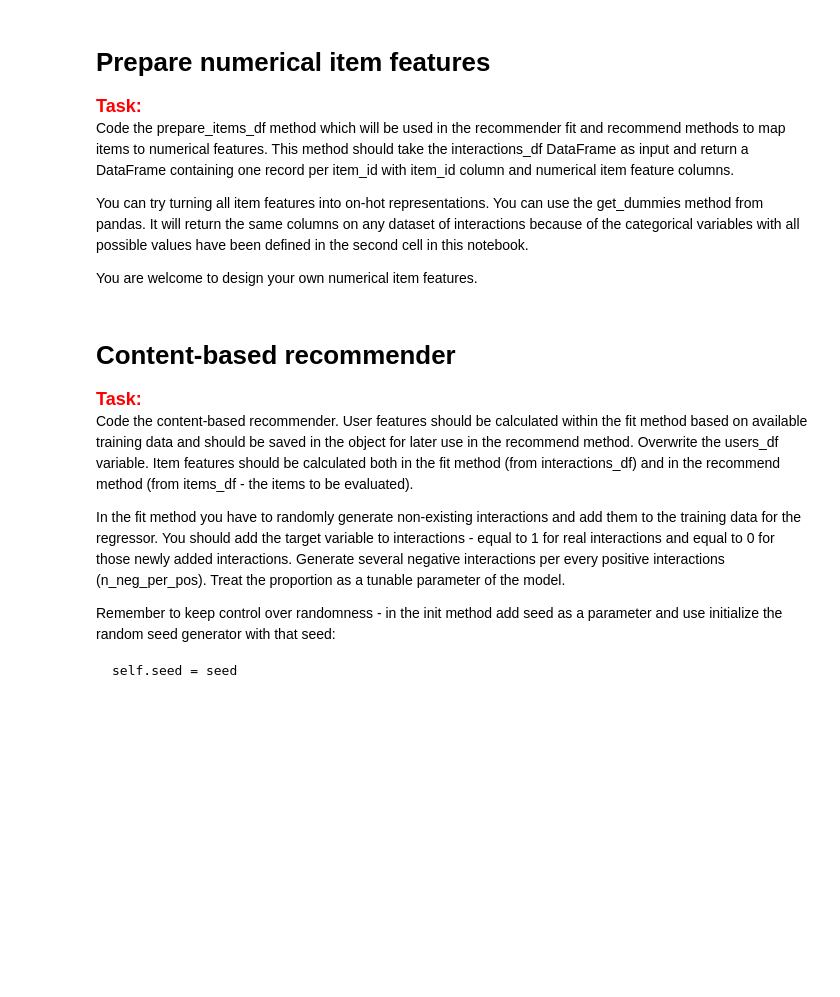
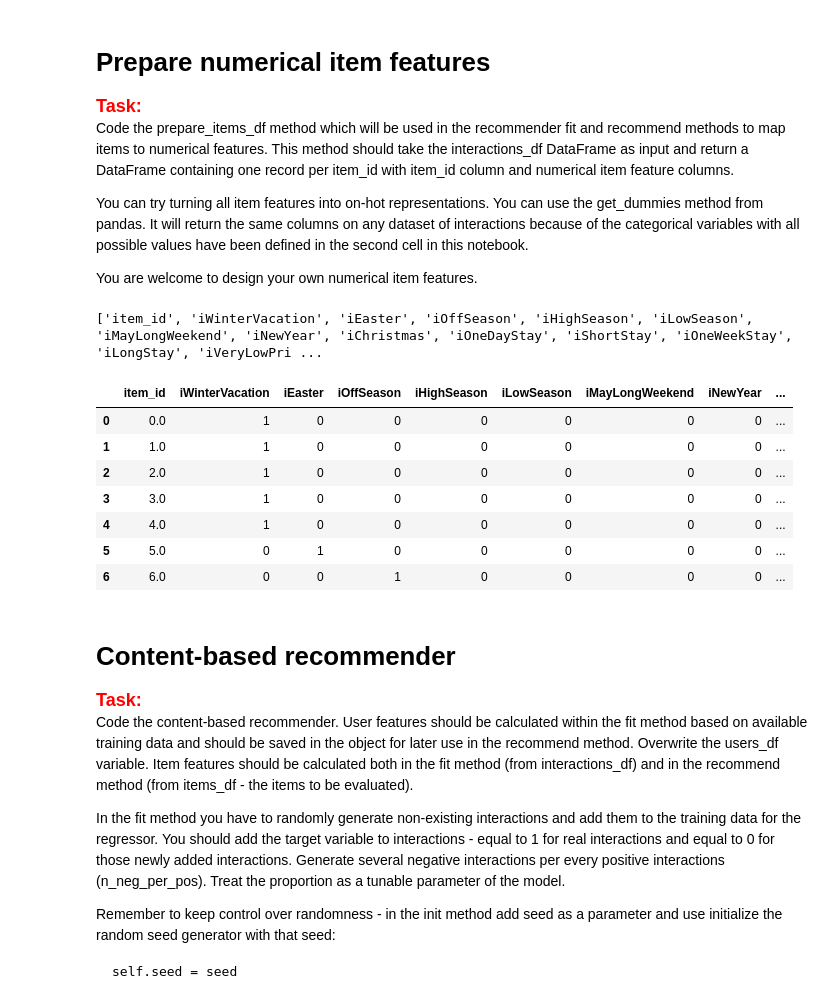
Before and after one commit to PiotrPopowski/recommender-systems-class, a Jupyter notebook: project_1_recommender_and_evaluation.ipynb, the cells around one changed output. Saved outputs shown, nothing was run; the diff lists cells and outputs as text; code cells hidden in the pictures; blank space fills up the shorter version.

```diff
--- a/project_1_recommender_and_evaluation.ipynb
+++ b/project_1_recommender_and_evaluation.ipynb
@@ -275,49 +275,61 @@ def number_onehot_encoding(term, value):
         return 0
 
 def item_mean_to_onehot(item_vector, mean_vector):
-    onehot_vector = [item_vector[1]]
-    for i in range(2,len(item_vector)):
+    onehot_vector = [item_vector[0]]
+    for i in range(1,len(item_vector)):
         if (item_vector[i] >= mean_vector[i]):
             onehot_vector.append(1)
         else:
              onehot_vector.append(0)
     return onehot_vector
 
 def prepare_items_df(interactions_df):
     # Write your code here
-    items_df = interactions_df
+    items_df = interactions_df.copy()
+    items_df.loc[:, "item_id"] = interactions_df["item_id"]
     for t in column_values_dict['term']:
-        items_df.loc[:, t] = interactions_df['term'].apply(lambda x: term_onehot_encoding(t, x))
+        items_df.loc[:, "i" + t] = interactions_df['term'].apply(lambda x: term_onehot_encoding(t, x))
     for t in column_values_dict['length_of_stay_bucket']:
-        items_df.loc[:, t] = interactions_df['length_of_stay_bucket'].apply(lambda x: number_onehot_encoding(t, x))
+        items_df.loc[:, "i" + t] = interactions_df['length_of_stay_bucket'].apply(lambda x: number_onehot_encoding(t, x))
     for t in column_values_dict['room_segment']:
-        items_df.loc[:, t] = interactions_df['room_segment'].apply(lambda x: number_onehot_encoding(t, x))
+        items_df.loc[:, "i" + t] = interactions_df['room_segment'].apply(lambda x: number_onehot_encoding(t, x))
     for t in column_values_dict['n_people_bucket']:
-        items_df.loc[:, t] = interactions_df['n_people_bucket'].apply(lambda x: number_onehot_encoding(t, x))
-    items_df.loc[:, 'WeekendStay'] = interactions_df['weekend_stay'].apply(lambda x: number_onehot_encoding('WeekendStay', x))
-    item_features = ['item_id', 'WinterVacation', 'Easter', 'OffSeason', 'HighSeason', 'LowSeason', 'MayLongWeekend', 'NewYear', 'Christmas',
-                     'OneDayStay', 'ShortStay', 'OneWeekStay', 'LongStay',
-                     'VeryLowPrice', 'LowPrice', 'MediumPrice', 'HighPrice', 'VeryHighPrice',
-                     'SingleRoom', 'TwinRoom', 'TripleRoom', 'ExtraRoom',
-                     'weekend_stay']
+        items_df.loc[:, "i" + t] = interactions_df['n_people_bucket'].apply(lambda x: number_onehot_encoding(t, x))
+    items_df.loc[:, 'iWeekendStay'] = interactions_df['weekend_stay'].apply(lambda x: number_onehot_encoding('WeekendStay', x))
+    item_features = ['item_id', 'iWinterVacation', 'iEaster', 'iOffSeason', 'iHighSeason', 'iLowSeason', 'iMayLongWeekend', 'iNewYear', 'iChristmas',
+                     'iOneDayStay', 'iShortStay', 'iOneWeekStay', 'iLongStay',
+                     'iVeryLowPrice', 'iLowPrice', 'iMediumPrice', 'iHighPrice', 'iVeryHighPrice',
+                     'iSingleRoom', 'iTwinRoom', 'iTripleRoom', 'iExtraRoom',
+                     'iWeekendStay']
     items_df = items_df.drop(columns = ['term','length_of_stay_bucket', 'rate_plan', 'room_segment', 'n_people_bucket', 'weekend_stay'])
+    items_df = items_df[item_features]
     features_mean = items_df.mean(axis = 0)
     items_onehot_df = []
     for item in items_df['item_id']:
         item_mean = items_df.loc[items_df['item_id']==item].mean(axis = 0)
         item_mean['item_id'] = item
         item_onehot_encoding = item_mean_to_onehot(item_mean, features_mean)
         items_onehot_df.append(item_onehot_encoding)
     items_onehot_df = pd.DataFrame(items_onehot_df, columns=item_features)
     items_onehot_df = items_onehot_df.drop_duplicates(subset=['item_id'])
     return items_onehot_df, item_features
 
 
 items_df, item_features = prepare_items_df(interactions_df)
 
 print(item_features)
 
 display(HTML(items_df.loc[items_df['item_id'].isin([0, 1, 2, 3, 4, 5, 6])].head(15).to_html()))
+# %% [output]
+['item_id', 'iWinterVacation', 'iEaster', 'iOffSeason', 'iHighSeason', 'iLowSeason', 'iMayLongWeekend', 'iNewYear', 'iChristmas', 'iOneDayStay', 'iShortStay', 'iOneWeekStay', 'iLongStay', 'iVeryLowPri ...
+|  | item_id | iWinterVacation | iEaster | iOffSeason | iHighSeason | iLowSeason | iMayLongWeekend | iNewYear | ... |
+| 0 | 0.0 | 1 | 0 | 0 | 0 | 0 | 0 | 0 | ... |
+| 1 | 1.0 | 1 | 0 | 0 | 0 | 0 | 0 | 0 | ... |
+| 2 | 2.0 | 1 | 0 | 0 | 0 | 0 | 0 | 0 | ... |
+| 3 | 3.0 | 1 | 0 | 0 | 0 | 0 | 0 | 0 | ... |
+| 4 | 4.0 | 1 | 0 | 0 | 0 | 0 | 0 | 0 | ... |
+| 5 | 5.0 | 0 | 1 | 0 | 0 | 0 | 0 | 0 | ... |
+| 6 | 6.0 | 0 | 0 | 1 | 0 | 0 | 0 | 0 | ... |
 # %% [markdown]
 # Content-based recommender
 
```
Also changed, not shown: parts of 3 cells of this notebook.
